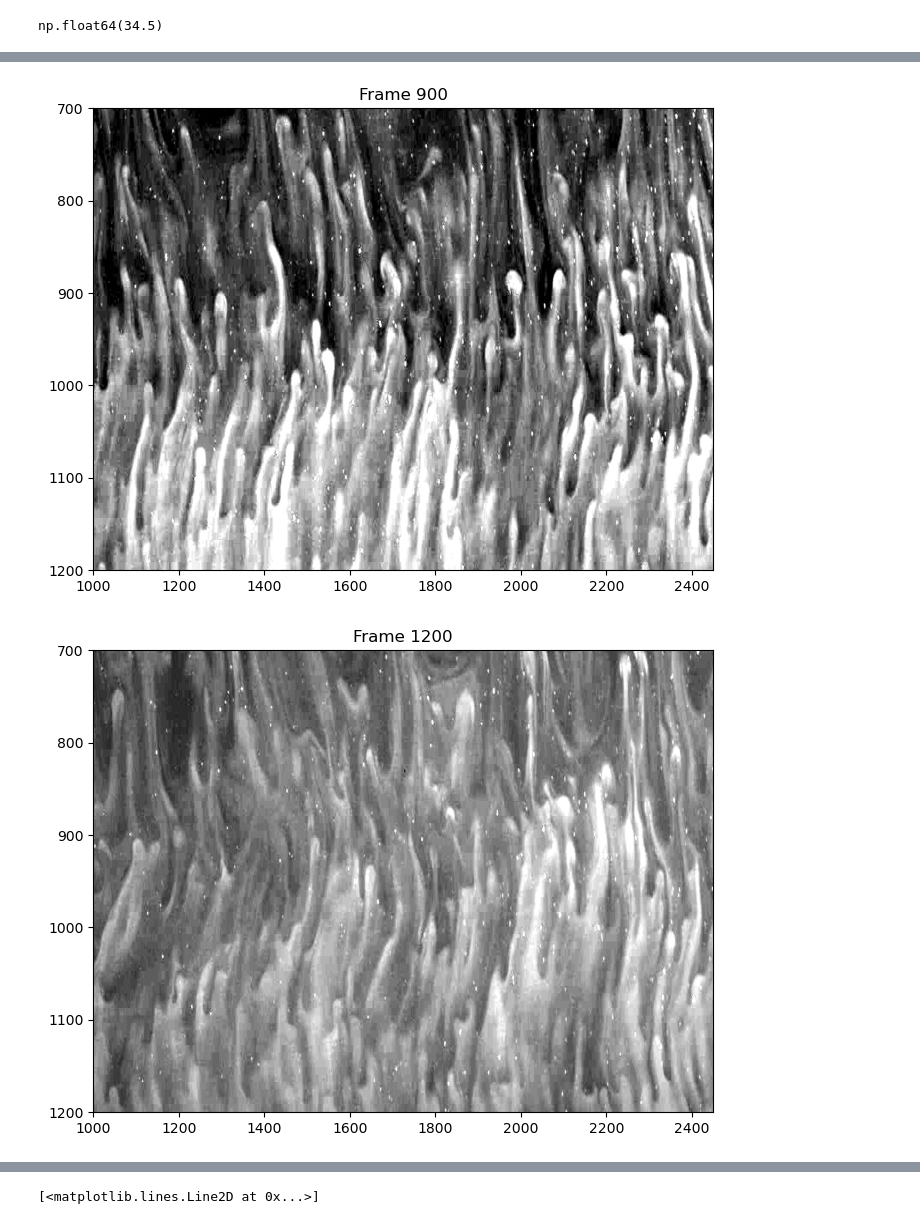
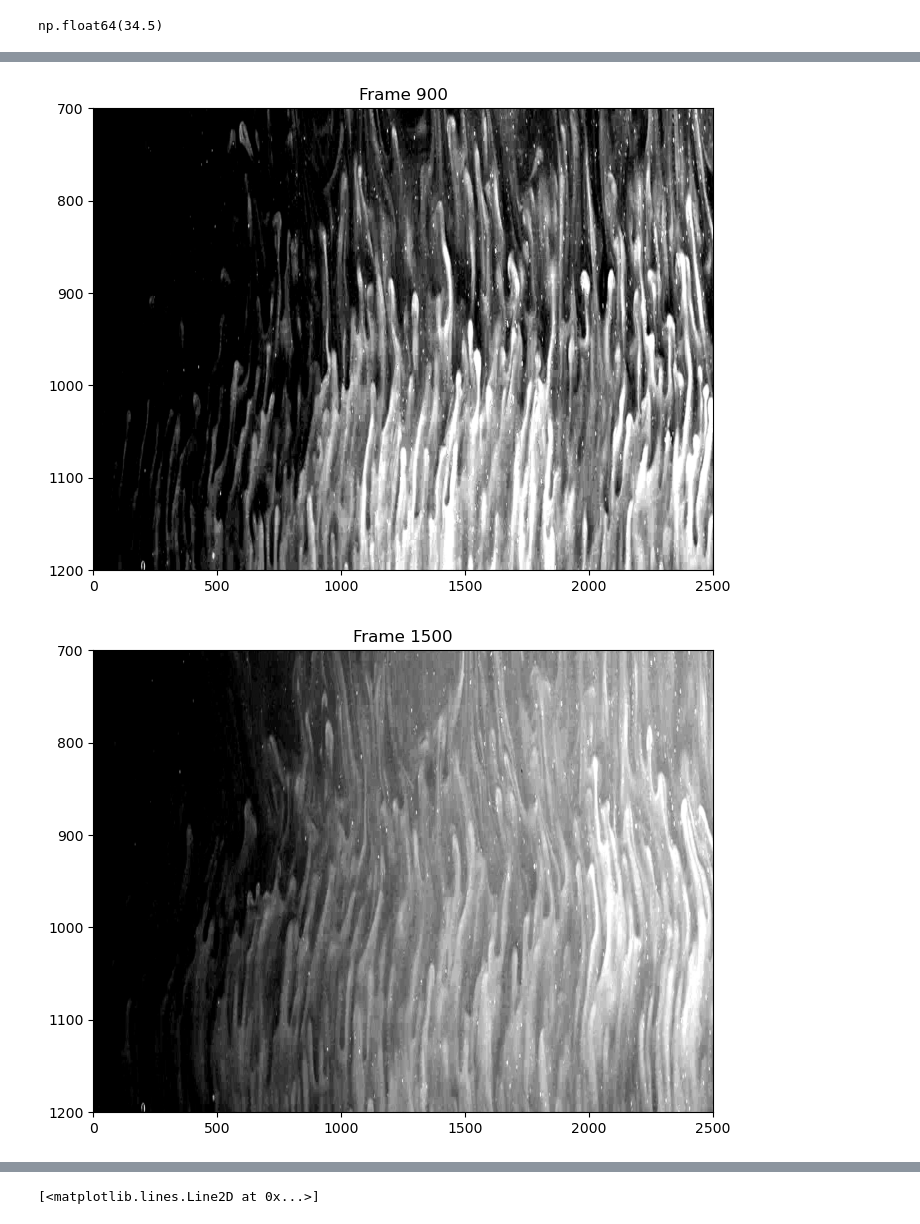
Before and after one commit to clemensuniH/ocean_pro, a Jupyter notebook: video_analysis.ipynb, the cells around one changed output, grey strips where cells are left out. Cells and saved outputs as stored; diff of their text form; code cells hidden in the pictures.

```diff
--- a/video_analysis.ipynb
+++ b/video_analysis.ipynb
@@ -21,7 +21,7 @@ importlib.reload(tools)
 par2 = {'x_up':300,'x_down':500,'y_left':170,'y_right':350, 'window_size':40}
 video_path3 = "/Users/tillmoritz/Desktop/Studies/Master_Studies/Oceanic_proc_obs/20.12.-1.59-0.95.avi"
 par_res3 = {'x_up':1660,'x_down':1820,'y_left':360,'y_right':540, 'window_size':40}
-par_window3 = {'x_up':700,'x_down':1200,'y_left':1000,'y_right':2450}
+par_window3 = {'x_up':700,'x_down':1200,'y_left':0,'y_right':2500}
 # Load the video and extract frames
 video_loader = tools.AVIFileLoader(video_path3)
 par = par_res3
@@ -47,6 +47,6 @@ x_up, x_down, y_left, y_right = tools.find_size(video_loader, x_up=par_window['x
 # %%
 video_loader.display_frame(900, x_up=par_window['x_up'],x_down=par_window['x_down'],y_left=par_window['y_left'],y_right=par_window['y_right'],v_min=50,v_max=70)
-video_loader.display_frame(1200, x_up=par_window['x_up'],x_down=par_window['x_down'],y_left=par_window['y_left'],y_right=par_window['y_right'],v_min=50,v_max=80)
+video_loader.display_frame(1500, x_up=par_window['x_up'],x_down=par_window['x_down'],y_left=par_window['y_left'],y_right=par_window['y_right'],v_min=50,v_max=80)
 # %% [output]
-[figure, old version]
+[figure, new version]
-[figure, old version]
+[figure, new version]
```
Also changed, not shown: parts of 6 cells of this notebook, 1 other file.
